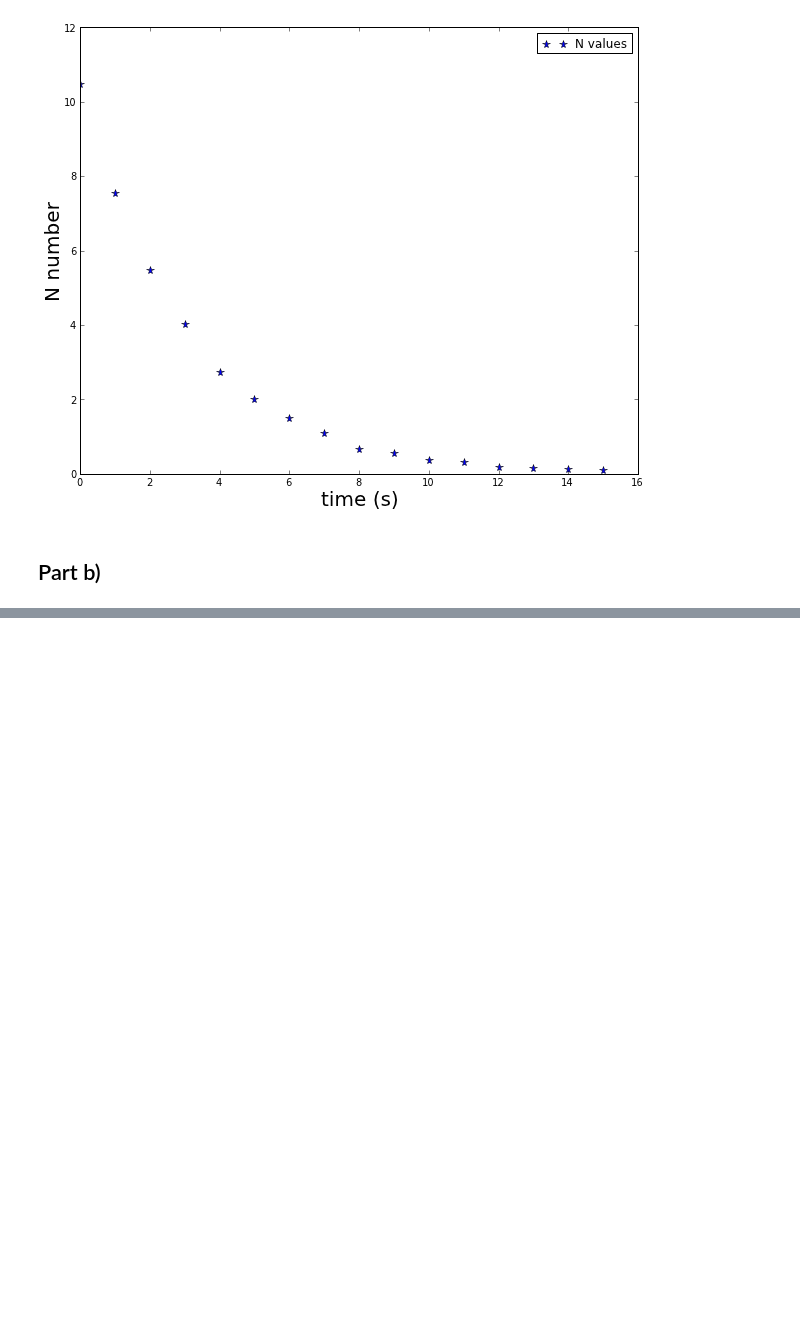
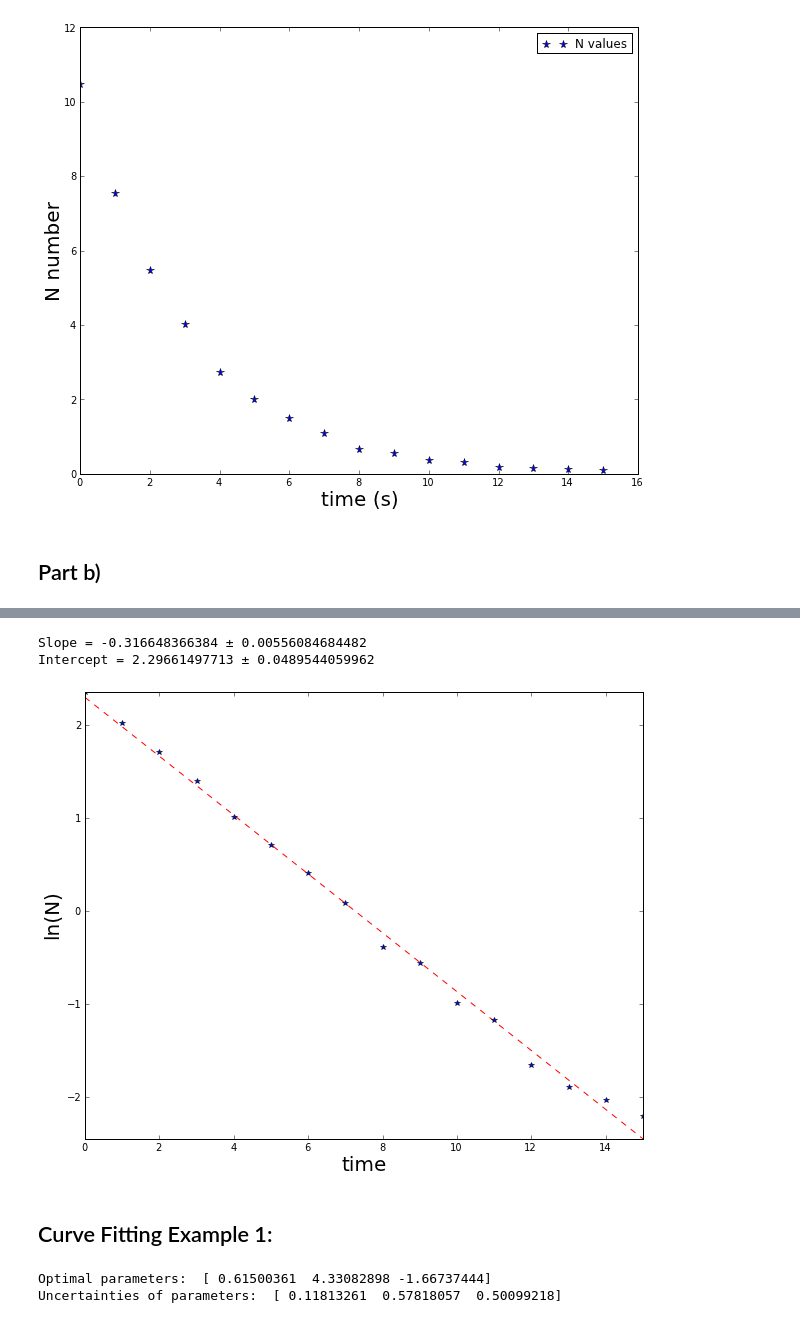
Before and after one commit to dcrose/PHYS202-S13, a Jupyter notebook: Week10/CurveFitting_ThursdayJune4.ipynb, the cells around one changed output, grey strips where cells are left out. Saved outputs shown, nothing was run; the diff lists cells and outputs as text; code cells hidden in the pictures; blank space fills up the shorter version.

```diff
--- a/Week10/CurveFitting_ThursdayJune4.ipynb
+++ b/Week10/CurveFitting_ThursdayJune4.ipynb
@@ -39,0 +37,25 @@ ValueError: The truth value of an array with more than one element is ambiguous.
+# %%
+print "Slope = "+str(LinearLeastSquaresFit(time,log(N))[0])+" ± "+str(LinearLeastSquaresFit(time,log(N))[2])
+print "Intercept = "+str(LinearLeastSquaresFit(time,log(N))[1])+" ± "+str(LinearLeastSquaresFit(time,log(N))[3])
+
+figure(figsize(10,8))
+
+x = np.arange(0,18,.01)
+b = LinearLeastSquaresFit(time,log(N))[1]
+m = LinearLeastSquaresFit(time,log(N))[0]
+y = m*time+b
+
+plot(time,y,"r--",label="Curve Fit")
+plot(time,log(N),"b*")
+
+xlabel("time",fontsize=20)
+ylabel("ln(N)",fontsize=20)
+axis("tight")
+show()
+# %% [output]
+Slope = -0.316648366384 ± 0.00556084684482
+Intercept = 2.29661497713 ± 0.0489544059962
+[figure, added]
+# %% [markdown]
+Curve Fitting Example 1:
+-
@@ -39,0 +80,12 @@ ValueError: The truth value of an array with more than one element is ambiguous.
+# %%
+# Compute the parameter uncertainties from the covariance matrix.
+punc = zeros(len(popt))
+for i in arange(0,len(popt)):
+    punc[i] = sqrt(pcov[i,i])
+
+# Print the result
+print "Optimal parameters: ", popt
+print "Uncertainties of parameters: ", punc
+# %% [output]
+Optimal parameters:  [ 0.61500361  4.33082898 -1.66737444]
+Uncertainties of parameters:  [ 0.11813261  0.57818057  0.50099218]
```
Also changed, not shown: parts of 24 cells of this notebook, 4 other files.
